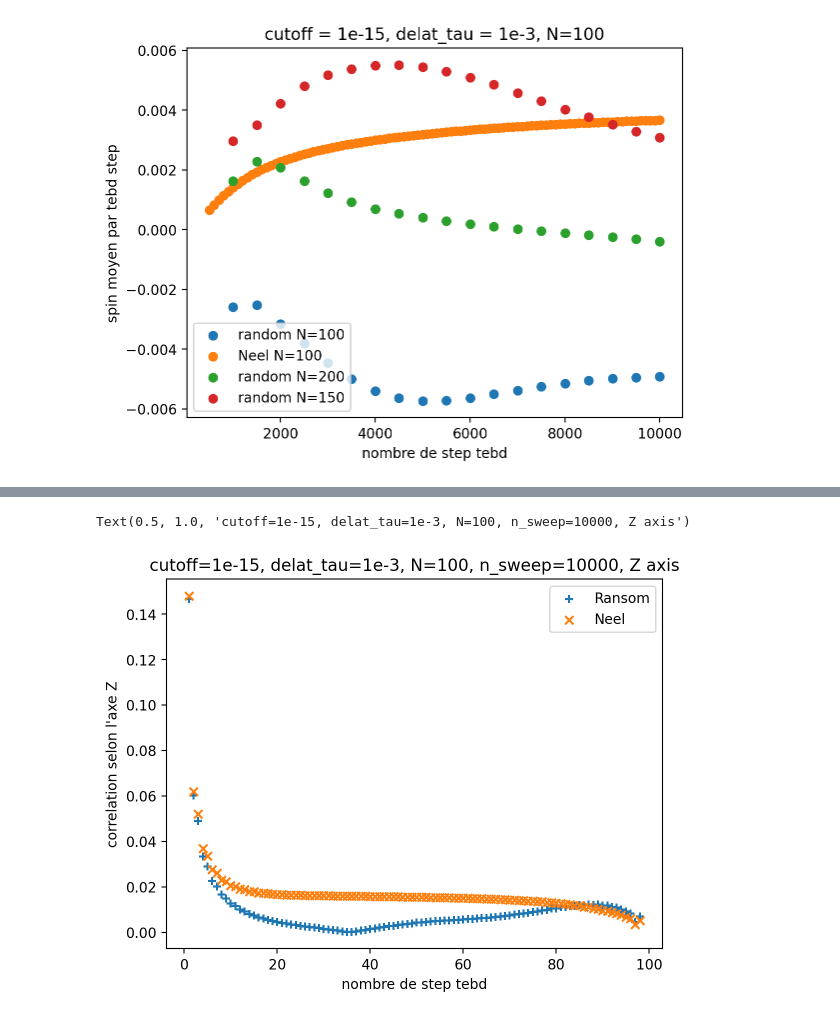
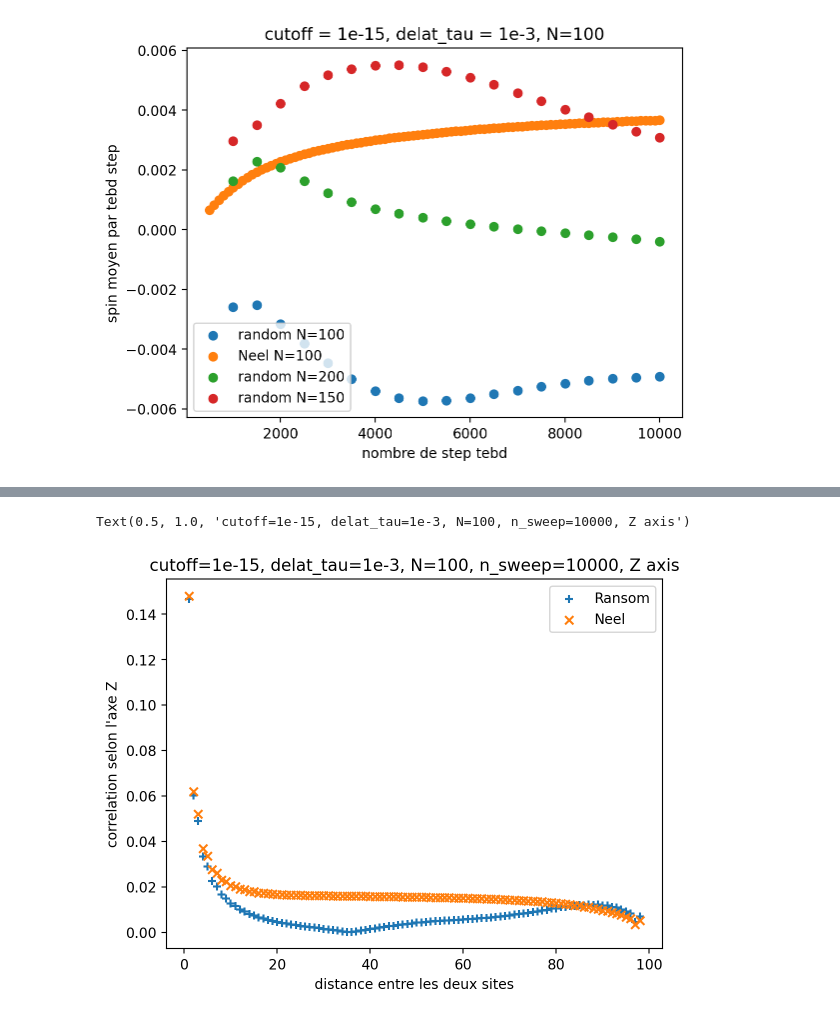
Before and after one commit to romanbeauvallet/Many-Body-Localization, a Jupyter notebook: analyse_simulations_julia/analysis.ipynb, the cells around one changed output, grey strips where cells are left out. Saved outputs shown, nothing was run; the diff lists cells and outputs as text; code cells hidden in the pictures.

```diff
--- a/analyse_simulations_julia/analysis.ipynb
+++ b/analyse_simulations_julia/analysis.ipynb
@@ -108,11 +108,11 @@ Text(0.5, 1.0, 'cutoff=1e-15, delat_tau=1e-3, N=100, n_sweep=10000, Y axis')
 # %%
 fig, axes = plt.subplots()
 axes.scatter(dic5["correlationR z"][0], np.abs(dic5["correlationR z"][1]), label="Ransom", marker='+')
 axes.scatter(dic5["correlationN z"][0], np.abs(dic5["correlationN z"][1]), label ='Neel', marker='x')
-axes.set_xlabel("nombre de step tebd")
+axes.set_xlabel("distance entre les deux sites")
 axes.set_ylabel("correlation selon l'axe Z")
 axes.legend()
 axes.set_title("cutoff=1e-15, delat_tau=1e-3, N=100, n_sweep=10000, Z axis")
 # %% [output]
 Text(0.5, 1.0, 'cutoff=1e-15, delat_tau=1e-3, N=100, n_sweep=10000, Z axis')
-[figure, old version]
+[figure, new version]
```
Also changed, not shown: parts of 4 cells of this notebook, 2 other files.
